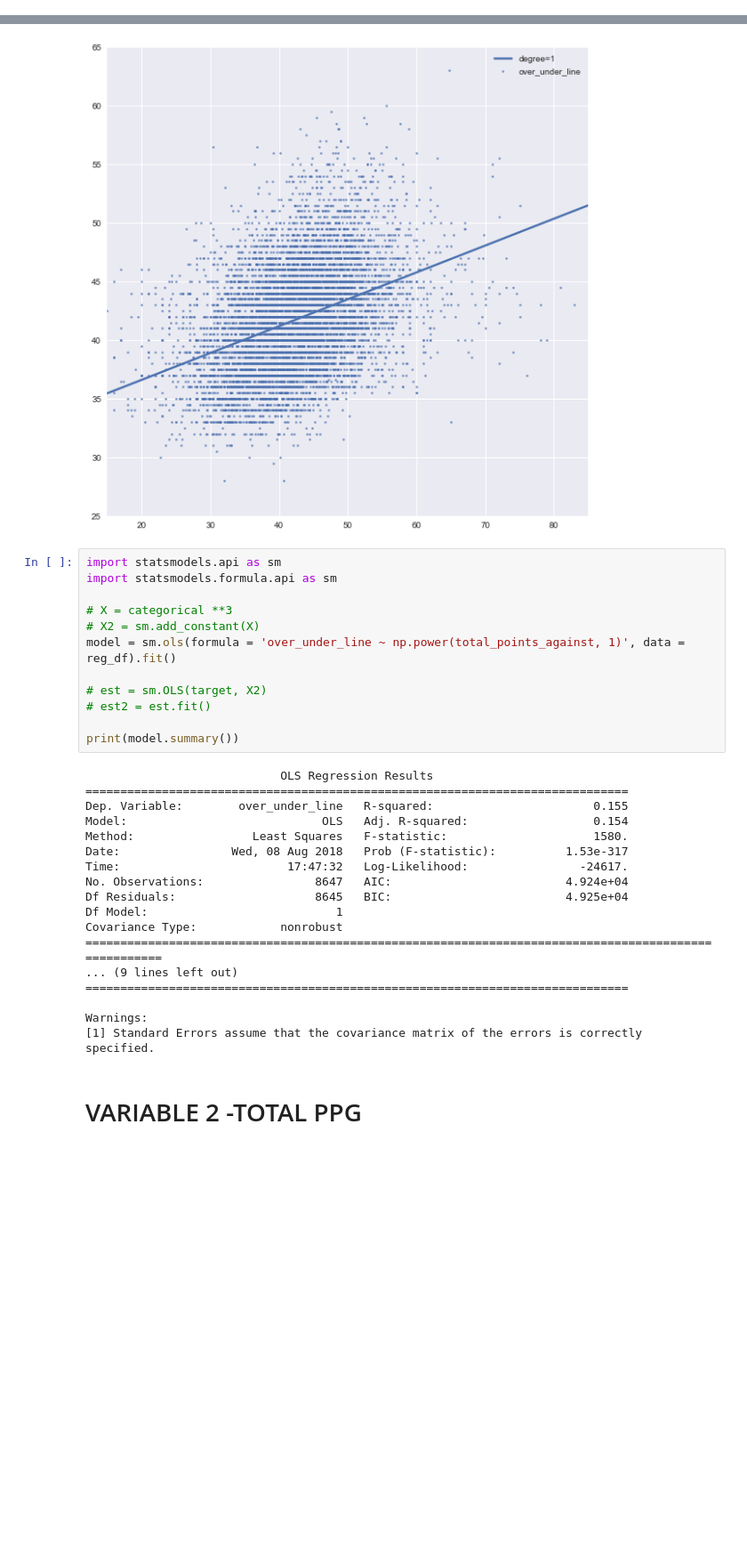
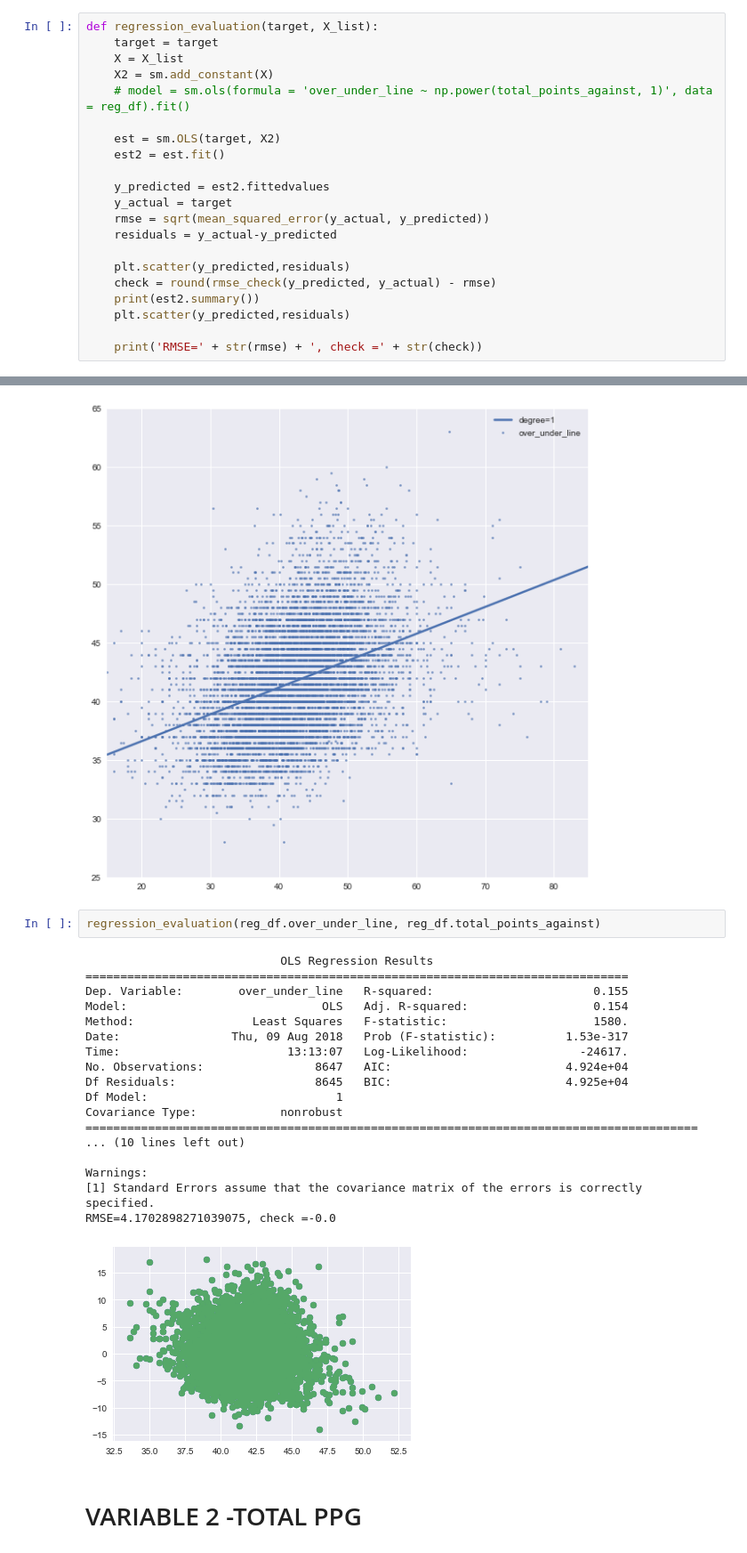
Before and after one commit to slieb74/NFL-Betting-Data, a Jupyter notebook: Regression.ipynb, the cells around one changed output, grey strips where cells are left out. Shown at 89% size. Cells and saved outputs as stored; diff of their text form; blank space fills up the shorter version.

```diff
--- a/Regression.ipynb
+++ b/Regression.ipynb
@@ -295,0 +310,21 @@ reg_df
+# %%
+def regression_evaluation(target, X_list):
+    target = target
+    X = X_list
+    X2 = sm.add_constant(X)
+    # model = sm.ols(formula = 'over_under_line ~ np.power(total_points_against, 1)', data = reg_df).fit()
+
+    est = sm.OLS(target, X2)
+    est2 = est.fit()
+
+    y_predicted = est2.fittedvalues
+    y_actual = target
+    rmse = sqrt(mean_squared_error(y_actual, y_predicted))
+    residuals = y_actual-y_predicted
+
+    plt.scatter(y_predicted,residuals)
+    check = round(rmse_check(y_predicted, y_actual) - rmse)
+    print(est2.summary())
+    plt.scatter(y_predicted,residuals)
+
+    print('RMSE=' + str(rmse) + ', check =' + str(check))
@@ -301,36 +348,27 @@ reg_df
 poly_regression((reg_df.total_points_against), reg_df.over_under_line, [1],15,85, 25, 65,10,150)
 # %% [output]
 [figure]
-# %%
-import statsmodels.api as sm
-import statsmodels.formula.api as sm
-
-# X = categorical **3
-# X2 = sm.add_constant(X)
-model = sm.ols(formula = 'over_under_line ~ np.power(total_points_against, 1)', data = reg_df).fit()
-
-# est = sm.OLS(target, X2)
-# est2 = est.fit()
-
-print(model.summary())
-# %% [output]
-                            OLS Regression Results
-==============================================================================
-Dep. Variable:        over_under_line   R-squared:                       0.155
-Model:                            OLS   Adj. R-squared:                  0.154
-Method:                 Least Squares   F-statistic:                     1580.
-Date:                Wed, 08 Aug 2018   Prob (F-statistic):          1.53e-317
-Time:                        17:47:32   Log-Likelihood:                -24617.
-No. Observations:                8647   AIC:                         4.924e+04
-Df Residuals:                    8645   BIC:                         4.925e+04
-Df Model:                           1
-Covariance Type:            nonrobust
-=====================================================================================================
-... (9 lines left out)
-==============================================================================
-
-Warnings:
-[1] Standard Errors assume that the covariance matrix of the errors is correctly specified.
+# %%
+regression_evaluation(reg_df.over_under_line, reg_df.total_points_against)
+# %% [output]
+                            OLS Regression Results
+==============================================================================
+Dep. Variable:        over_under_line   R-squared:                       0.155
+Model:                            OLS   Adj. R-squared:                  0.154
+Method:                 Least Squares   F-statistic:                     1580.
+Date:                Thu, 09 Aug 2018   Prob (F-statistic):          1.53e-317
+Time:                        13:13:07   Log-Likelihood:                -24617.
+No. Observations:                8647   AIC:                         4.924e+04
+Df Residuals:                    8645   BIC:                         4.925e+04
+Df Model:                           1
+Covariance Type:            nonrobust
+========================================================================================
+... (10 lines left out)
+
+Warnings:
+[1] Standard Errors assume that the covariance matrix of the errors is correctly specified.
+RMSE=4.1702898271039075, check =-0.0
+[figure, added]
 # %% [markdown]
 # VARIABLE 2 -TOTAL PPG
 # %%
```
Also changed, not shown: parts of 40 cells of this notebook, 1 other file.
